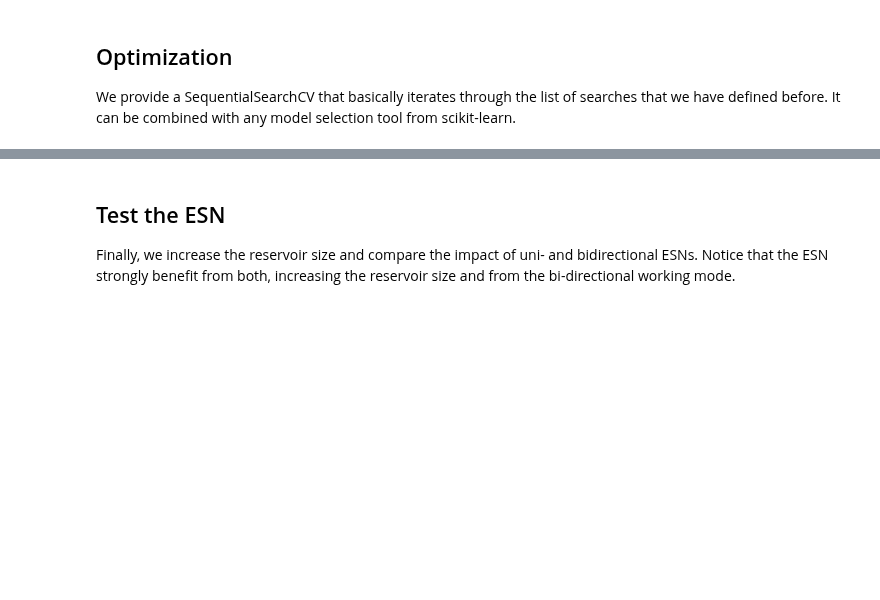
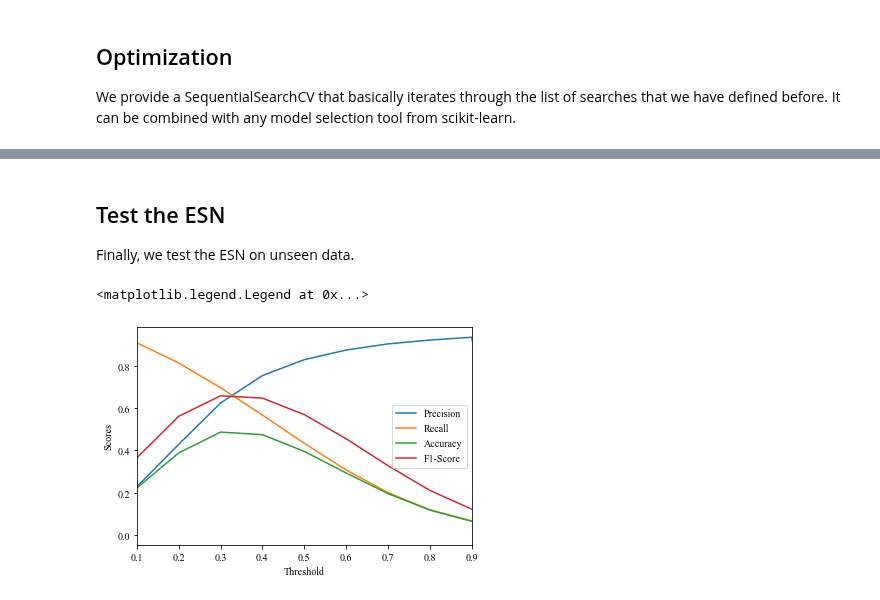
Before and after one commit to PlasmaControl/PyRCN, a Jupyter notebook: examples/multipitch_tracking.ipynb, the cells around one changed output, grey strips where cells are left out. Saved outputs shown, nothing was run; the diff lists cells and outputs as text; code cells hidden in the pictures; blank space fills up the shorter version.

Commit message:
Updated the Multipitch examples. Now, we can also use mir_eval to compute music-related scores.

```diff
--- a/examples/multipitch_tracking.ipynb
+++ b/examples/multipitch_tracking.ipynb
@@ -196,4 +200,0 @@ plt.savefig('optimize_bias_scaling.pdf', bbox_inches='tight', pad_inches=0)
-# %% [markdown]
-## Test the ESN
-
-Finally, we increase the reservoir size and compare the impact of uni- and bidirectional ESNs. Notice that the ESN strongly benefit from both, increasing the reservoir size and from the bi-directional working mode.
@@ -215,0 +201,34 @@ for params in ParameterGrid(param_grid):
+# %% [markdown]
+## Test the ESN
+
+Finally, we test the ESN on unseen data.
+# %%
+def _midi_to_frequency(p):
+    return 440. * (2 ** ((p-69)/12))
+
+
+def get_mir_eval_rows(y, fps=100.):
+    time_t = np.arange(len(y)) / fps
+    freq_hz = [_midi_to_frequency(np.asarray(np.nonzero(row))).ravel() for row in y]
+    return time_t, freq_hz
+# %%
+esn = load("esn_500_False.joblib")
+y_test_pred = esn.predict_proba(X=X_test)
+scores = np.zeros(shape=(10, 14))
+for k, thr in enumerate(np.linspace(0.1, 0.9, 9)):
+    res = []
+    for y_true, y_pred in zip(y_test, y_test_pred):
+        times_res, freqs_hz_res = get_mir_eval_rows(y_pred[:, 1:]>thr, fps=100.)
+        times_ref, freqs_hz_ref = get_mir_eval_rows(y_true[:, 1:]>thr, fps=100.)
+        res.append(multipitch.metrics(ref_time=times_ref, ref_freqs=freqs_hz_ref, est_time=times_res, est_freqs=freqs_hz_res))
+    scores[k, :] = np.mean(res, axis=0)
+# %%
+plt.plot(np.linspace(0.1, 1, 10), scores[:, :3])
+plt.plot(np.linspace(0.1, 1, 10), 2*scores[:, 0]*scores[:, 1] / (scores[:, 0] + scores[:, 1]))
+plt.xlabel("Threshold")
+plt.ylabel("Scores")
+plt.xlim((0.1, 0.9))
+plt.legend(("Precision", "Recall", "Accuracy", "F1-Score"))
+# %% [output]
+<matplotlib.legend.Legend at 0x...>
+[figure, added]
```
Also changed, not shown: parts of 11 cells of this notebook, 1 other file.
